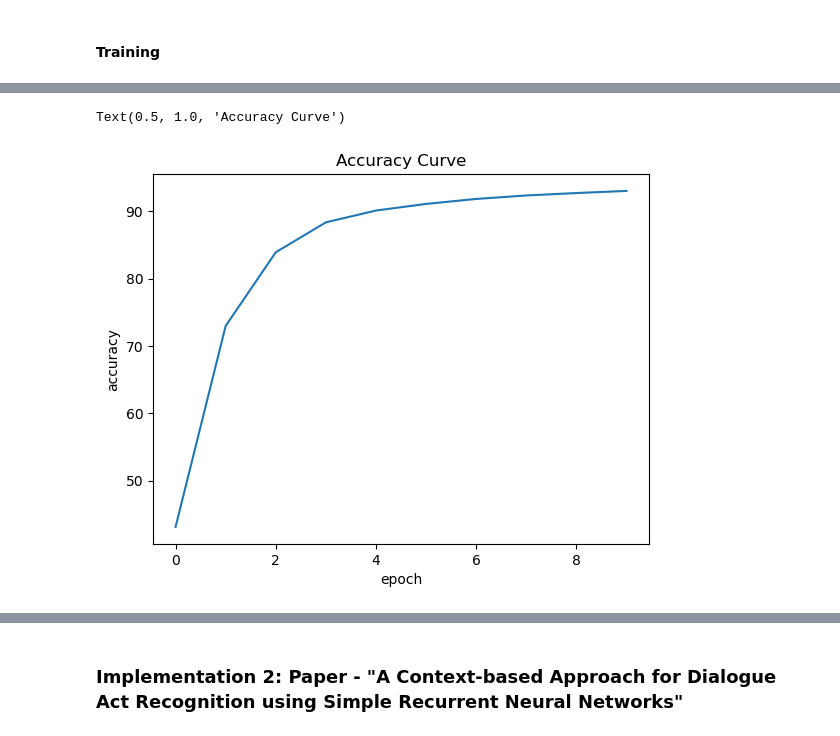
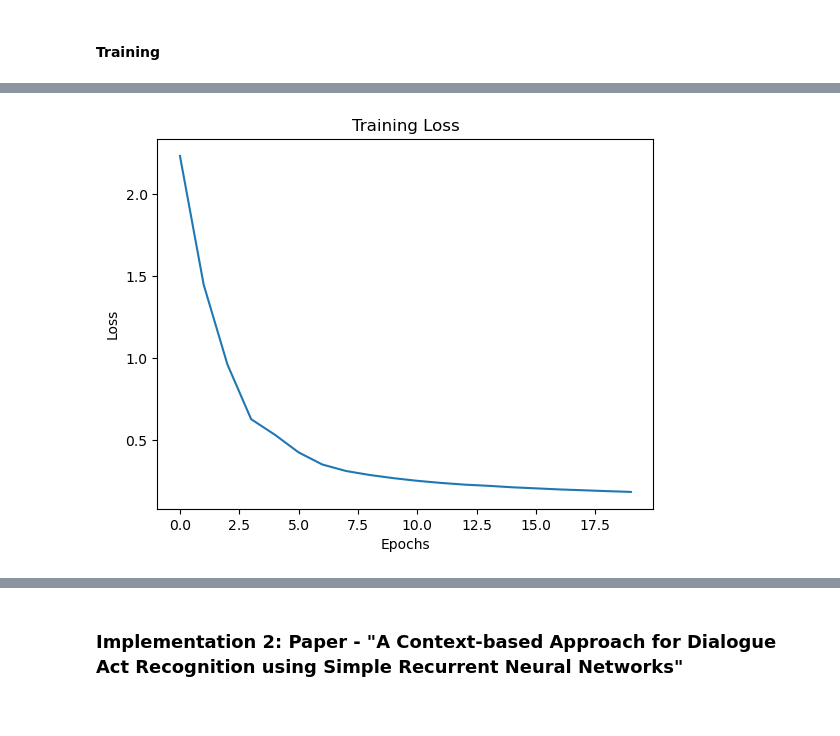
Before and after one commit to wardvdnb/Dialog-Act-Recognition-Project, a Jupyter notebook: Project.ipynb, the cells around one changed output, grey strips where cells are left out. Cells and saved outputs as stored; diff of their text form; code cells hidden in the pictures.

Commit message:
Trained on 20 epochs & some comments

```diff
--- a/Project.ipynb
+++ b/Project.ipynb
@@ -454,7 +456,7 @@ model = Net(input_embedding_size = 8, hidden_size = 32, pooling_type="average").
 
 optimizer = torch.optim.Adam(model.parameters(), lr=0.005)
 criterion = nn.CrossEntropyLoss()
-num_epochs = 10
+num_epochs = 20
 
 losses = []
 accuracies = []
@@ -485,8 +482,11 @@ Text(0.5, 1.0, 'Loss Curve')
-# %%
-plt.plot(accuracies)
-plt.xlabel('epoch')
-plt.ylabel('accuracy')
-plt.title('Accuracy Curve')
-# %% [output]
-Text(0.5, 1.0, 'Accuracy Curve')
-[figure, removed]
+# %%
+def plot_curve(data, x_label, y_label, title):
+    plt.plot(data)
+    plt.xlabel(x_label)
+    plt.ylabel(y_label)
+    plt.title(title)
+    plt.show()
+# %%
+plot_curve(losses, "Epochs", "Loss", "Training Loss")
+# %% [output]
+[figure, added]
```
Also changed, not shown: parts of 14 cells of this notebook, 2 other files.
